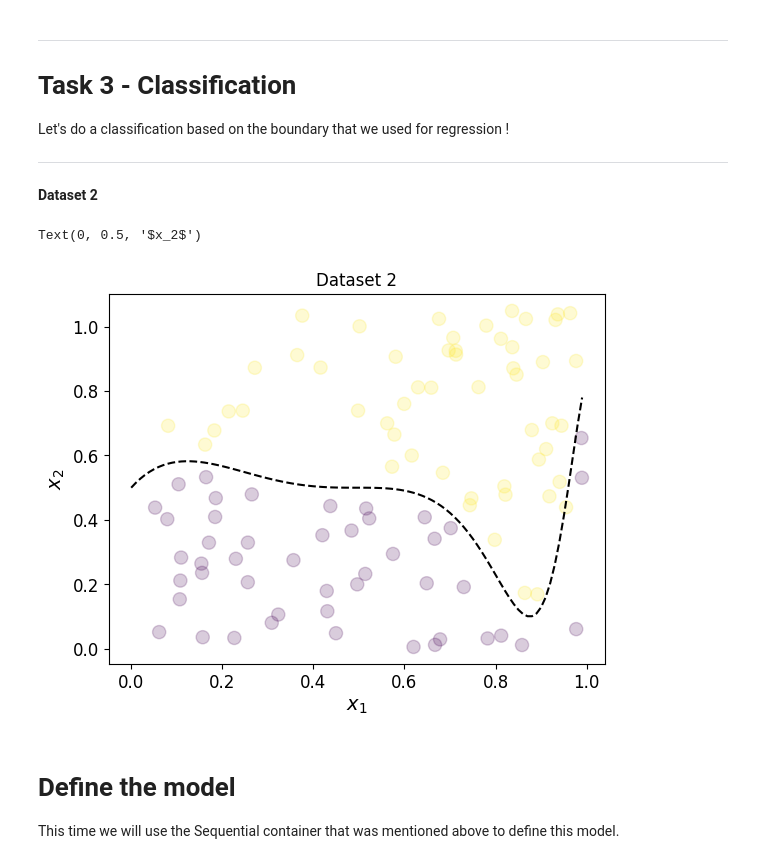
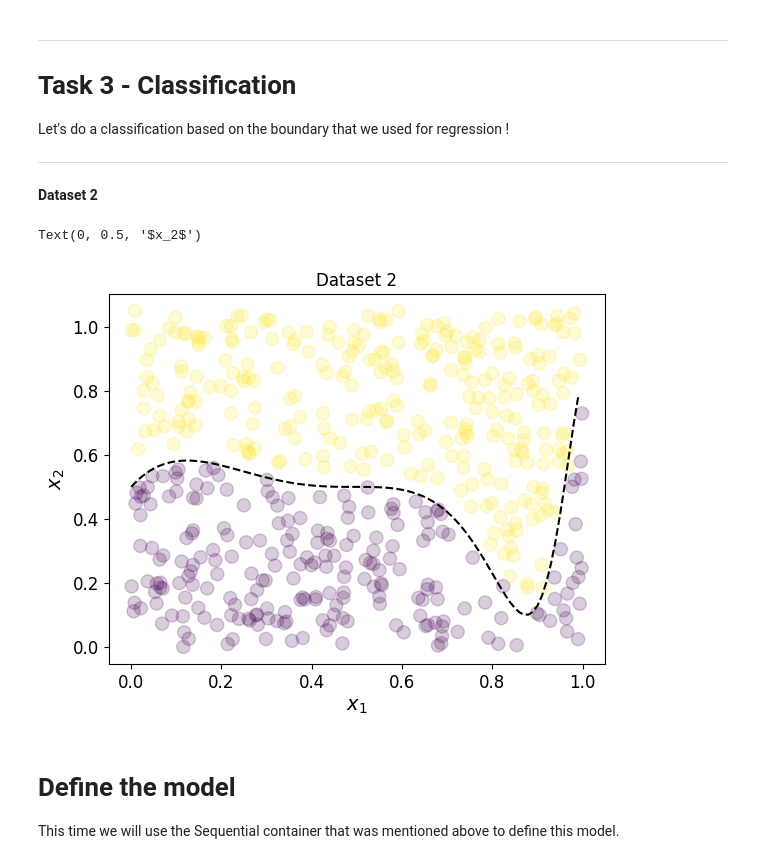
Before and after one commit to jamiemilsom/Deep_Learning_MSc, a Jupyter notebook: Labs_1_to_5/Lab_2_MLP.ipynb, the cells around one changed output. Cells and saved outputs as stored; diff of their text form; code cells hidden in the pictures.

```diff
--- a/Labs_1_to_5/Lab_2_MLP.ipynb
+++ b/Labs_1_to_5/Lab_2_MLP.ipynb
@@ -505,25 +505,26 @@ Now we will try out some experiments with simple two-dimensional classification
 
 **Dataset 1**
 # %%
-N = 200
+N = 500
 
 xgrid = torch.arange(0,1.0,0.01)
 
 X,Y = torch.meshgrid(xgrid, xgrid)
+
+
 testgrid = torch.zeros((np.shape(xgrid)[0]**2,2))
 testgrid[:,0] = X.flatten()
 testgrid[:,1] = Y.flatten()
-
 
 # What distribution is produced by torch.randn ?
 # Try experimenting with different types of input distribution
 # x = np.random.uniform(low = 0.0, high = 1.0, size= (N,2))
 
 x = 0.2*torch.randn(N,2)+torch.tensor([0.5, 0.5])
-
 y = ((torch.linalg.vector_norm(x-0.5, dim=1) < 0.2)*1.0).type(torch.float)  # make the class be a circle in the centre of the scene.
 
-# cut out a border around the classes to make the task a bit more realistic
+
+# # cut out a border around the classes to make the task a bit more realistic
 ind_incl = (torch.linalg.vector_norm(x-0.5, dim=1) > 0.25) | (torch.linalg.vector_norm(x-0.5, dim=1) < 0.20)
 x = x[ind_incl,:]
 y = y[ind_incl]
@@ -531,15 +532,15 @@ N = y.shape[0]
 y = y.reshape(N,1)
 print(N)
 
+
 Ntest = 1000
 xtest = 0.2*torch.randn(Ntest,2)+torch.tensor([0.5, 0.5])
 ytest = ((torch.linalg.vector_norm(xtest-0.5, dim=1) < 0.2)*1.0).type(torch.float)
 
-# cut out a border around the classes to make the task a bit more realistic
+# # cut out a border around the classes to make the task a bit more realistic
 ind_incl = (torch.norm(xtest-0.5, dim=1) > 0.25) | (torch.norm(xtest-0.5, dim=1) < 0.20)
 xtest = xtest[ind_incl,:]
 ytest = ytest[ind_incl]
-
 Ntest = ytest.shape[0]
 ytest = ytest.reshape(Ntest,1)
 
@@ -690,7 +698,7 @@ Let's do a classification based on the boundary that we used for regression !
 
 **Dataset 2**
 # %%
-N = 100   # Try 100, 500, 1000
+N = 500   # Try 100, 500, 1000
 
 xgrid1 = torch.arange(0,1.0,0.01)
 
@@ -700,34 +708,34 @@ data_dist = 1 # 1 - uniform 0.5-0.5, 2 - normally distributed
 if data_dist == 1:
    x = torch.rand(N,2)
 else:
    x = 0.15*torch.randn(N,2)+torch.tensor([0.5, 0.5])
 ind_pos = (0.5+0.4*testfunc(x[:,0]-0.5)<x[:,1])
 y = (ind_pos*1.0).type(torch.float)  # lets create a classification line based on old regression function
 N = y.shape[0]
 y = y.reshape(N,1)
 x[ind_pos,1] = x[ind_pos,1]+0.05 # create a gap between classes.
 
 
 if data_dist == 1:
   xtest = torch.rand(N,2)
 else:
   xtest = 0.15*torch.randn(N,2)+torch.tensor([0.5, 0.5])
 ind_post = (0.5+0.4*testfunc(xtest[:,0]-0.5)<xtest[:,1])
 ytest = (ind_post*1.0).type(torch.float)  # let's create a classification line based on old regression function
 Ntest = ytest.shape[0]
 ytest = ytest.reshape(Ntest,1)
 xtest[ind_post,1] = xtest[ind_post,1]+0.05 # create a gap between classes.
 
 
 plt.figure()
 plt.scatter(x[:,0],x[:,1], alpha=0.2, s=90, cmap='viridis', c=y.view(-1))
 plt.plot(xgrid1, 0.5+0.4*ytrue,'--k')  # show the 'true' classification line for this problem
 plt.title('Dataset 2')
 plt.xlabel('$x_1$')
 plt.ylabel('$x_2$')
 # %% [output]
 Text(0, 0.5, '$x_2$')
-[figure, old version]
+[figure, new version]
 # %% [markdown]
 # Define the model
 
```
Also changed, not shown: parts of 9 cells of this notebook.
